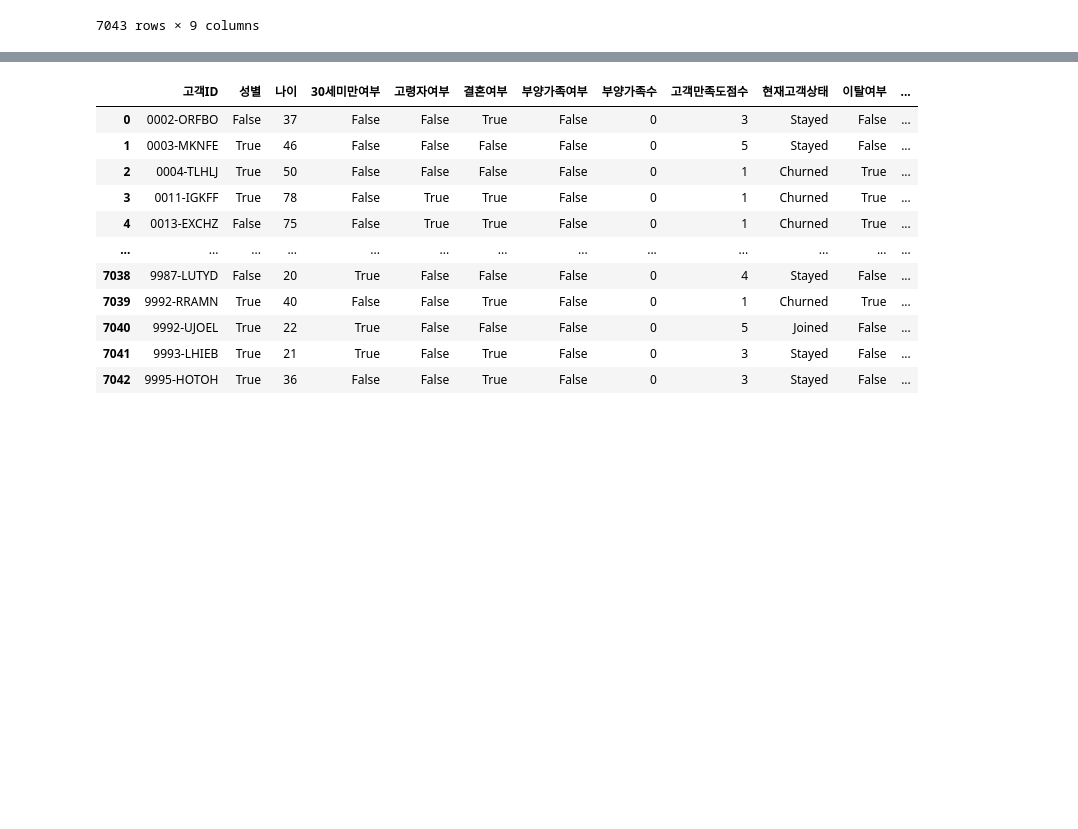
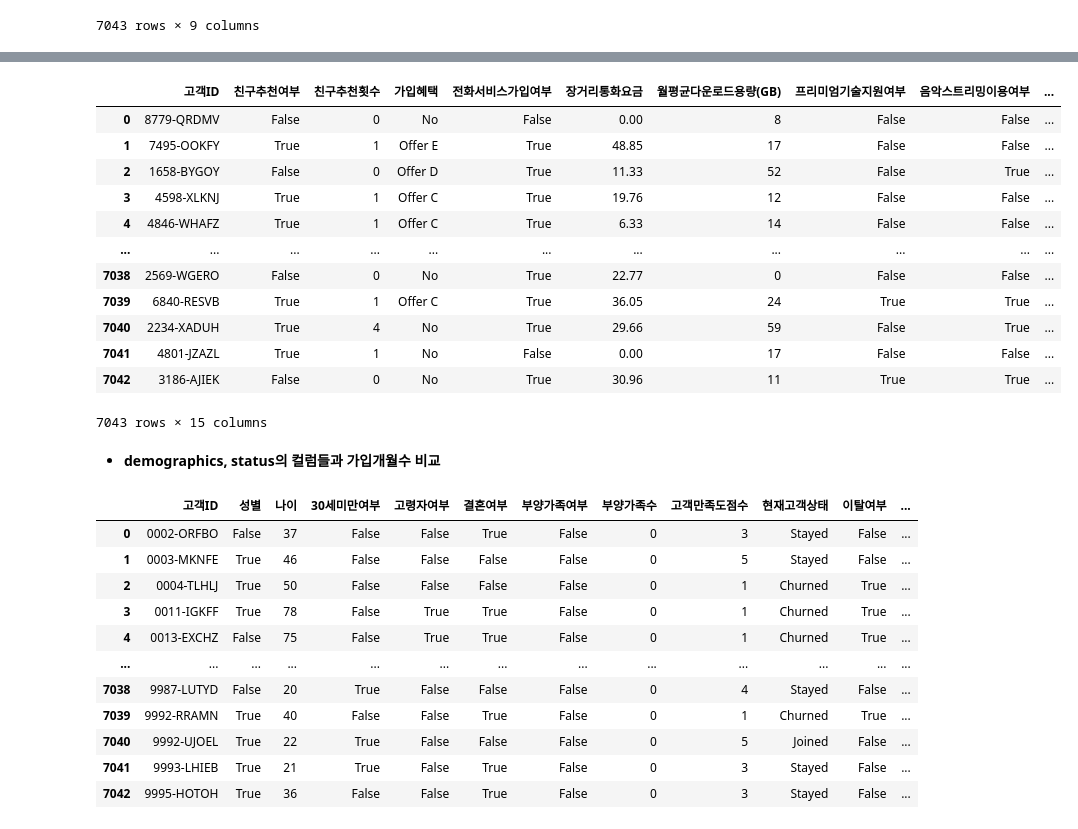
Before and after one commit to Blche/midproject_8, a Jupyter notebook: members/문세희/이탈률 감소방향_가입개월수, 계약기간.ipynb, the cells around one changed output, grey strips where cells are left out. Drawn from its saved outputs; the diff is of its cells as text; code cells hidden in the pictures; blank space fills up the shorter version.

```diff
--- a/members/문세희/이탈률 감소방향_가입개월수, 계약기간.ipynb
+++ b/members/문세희/이탈률 감소방향_가입개월수, 계약기간.ipynb
@@ -161 +175,21 @@ NameError: name 'pd' is not defined
+# %%
+# 필요없는 컬럼 제거
+services = services.drop(['Unnamed: 0', '분기', '가입개월수2', '복수회선여부', '온라인보안서비스여부', '온라인백업서비스여부', '기기보호서비스여부', 'TV스트리밍이용여부', '영화스트리밍이용여부', '계약기간유형', '월요금', '총요금', '결제방법', '이탈여부'], axis=1)
+services
+# %% [output]
+|  | 고객ID | 친구추천여부 | 친구추천횟수 | 가입혜택 | 전화서비스가입여부 | 장거리통화요금 | 월평균다운로드용량(GB) | 프리미엄기술지원여부 | 음악스트리밍이용여부 | ... |
+| 0 | 8779-QRDMV | False | 0 | No | False | 0.00 | 8 | False | False | ... |
+| 1 | 7495-OOKFY | True | 1 | Offer E | True | 48.85 | 17 | False | False | ... |
+| 2 | 1658-BYGOY | False | 0 | Offer D | True | 11.33 | 52 | False | True | ... |
+| 3 | 4598-XLKNJ | True | 1 | Offer C | True | 19.76 | 12 | False | False | ... |
+| 4 | 4846-WHAFZ | True | 1 | Offer C | True | 6.33 | 14 | False | False | ... |
+| ... | ... | ... | ... | ... | ... | ... | ... | ... | ... | ... |
+| 7038 | 2569-WGERO | False | 0 | No | True | 22.77 | 0 | False | False | ... |
+| 7039 | 6840-RESVB | True | 1 | Offer C | True | 36.05 | 24 | True | True | ... |
+| 7040 | 2234-XADUH | True | 4 | No | True | 29.66 | 59 | False | True | ... |
+| 7041 | 4801-JZAZL | True | 1 | No | False | 0.00 | 17 | False | False | ... |
+| 7042 | 3186-AJIEK | False | 0 | No | True | 30.96 | 11 | True | True | ... |
+7043 rows × 15 columns
+# %% [markdown]
+- **demographics, status의 컬럼들과 가입개월수 비교**
 # %%
```
Also changed, not shown: parts of 20 cells of this notebook, 1 other file.
